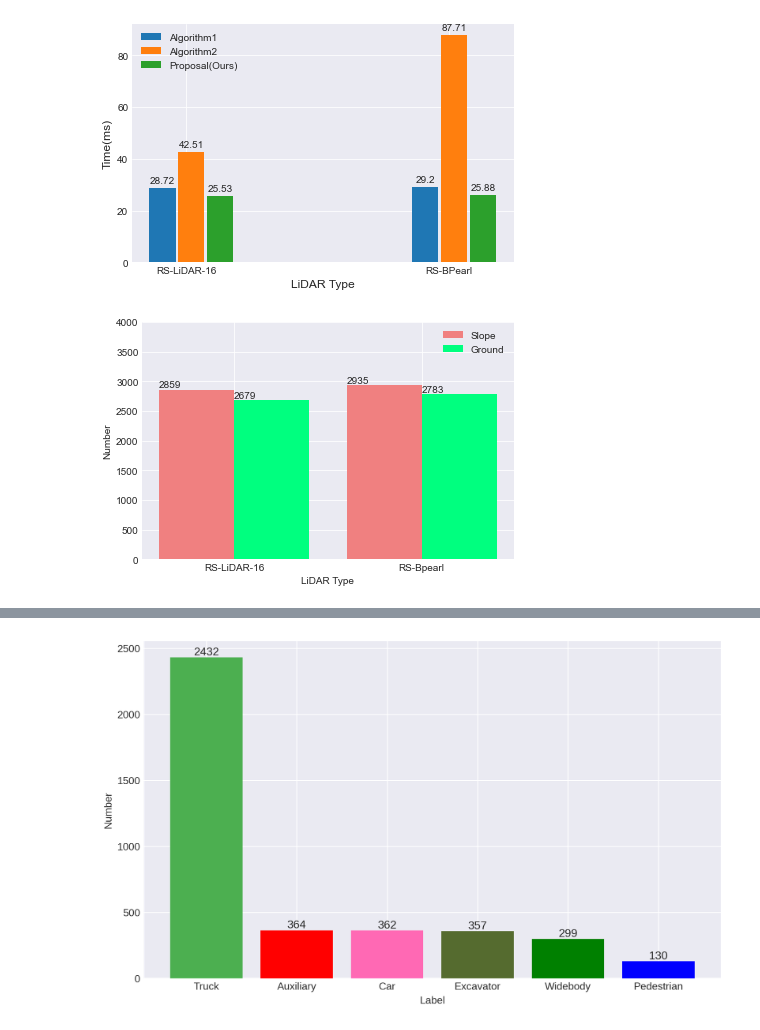
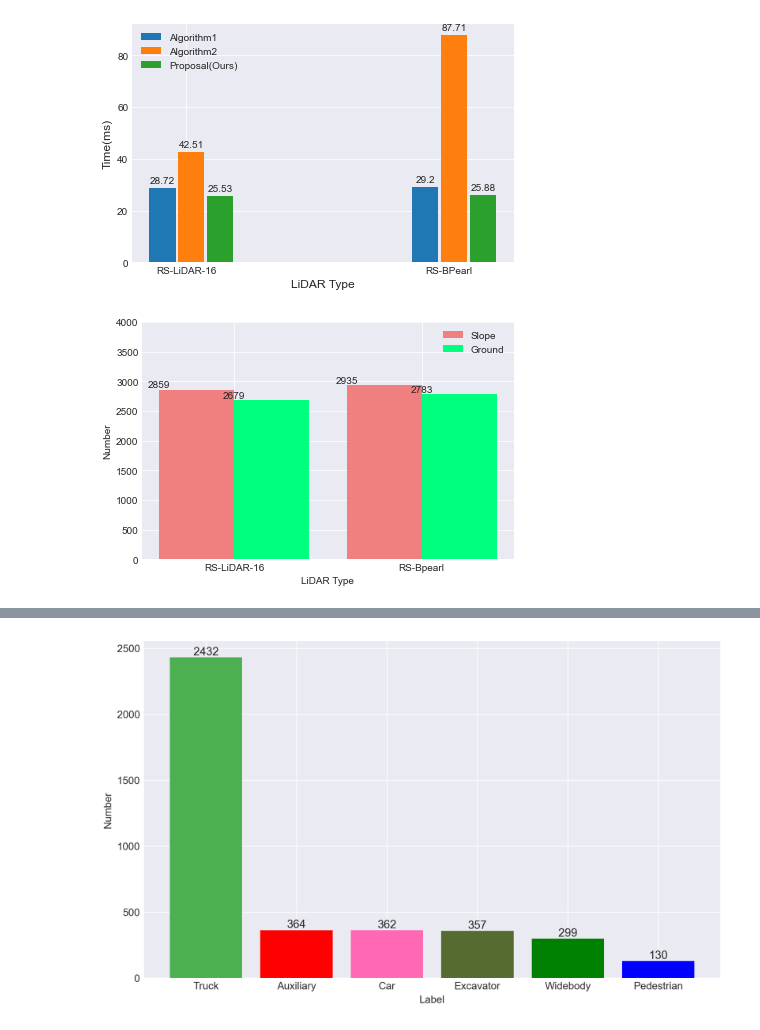
Before and after one commit to HuangCongQing/python-libraries, a Jupyter notebook: 03Matplotlib/应用/柱状图.ipynb, the cells around one changed output, grey strips where cells are left out. Cells and saved outputs as stored; diff of their text form; code cells hidden in the pictures.

```diff
--- a/03Matplotlib/应用/柱状图.ipynb
+++ b/03Matplotlib/应用/柱状图.ipynb
@@ -137,40 +137,40 @@ def auto_label(rects):
 
 def auto_text(rects):
     for rect in rects:
-        ax.text(rect.get_x(), rect.get_height(), rect.get_height(), ha='left', va='bottom')
+        ax.text(rect.get_x(), rect.get_height(), rect.get_height(), ha='center', va='bottom')
 
 
 labels = ['RS-LiDAR-16', 'RS-Bpearl']
 men_means = [2859, 2935]
 women_means = [2679, 2783]
 
 index = np.arange(len(labels))
 width = 0.4
 
 fig, ax = plt.subplots()
 rect1 = ax.bar(index - width / 2, men_means, color ='lightcoral', width=width, label ='Slope')
 rect2 = ax.bar(index + width / 2, women_means, color ='springgreen', width=width, label ='Ground')
 # rect3 = ax.bar(index + width / 2, means, color ='springgreen', width=width, label ='means')
 
 # ax.set_title('Scores by gender')
 ax.set_xticks(ticks=index)
 ax.set_xticklabels(labels)
 ax.set_ylabel('Number')
 ax.set_xlabel('LiDAR Type')
 
 ax.set_ylim(0, 4000)
 # auto_label(rect1)
 # auto_label(rect2)
 auto_text(rect1)
 auto_text(rect2)
 # auto_text(rect3)
 
 ax.legend(loc='upper right', frameon=False)
 fig.tight_layout()
 plt.savefig('2.jpg', dpi=300)
 plt.show()
 # %% [output]
-[figure, old version]
+[figure, new version]
 # %%
 import matplotlib.pyplot as plt
 import numpy as np
```
Also changed, not shown: parts of 1 cell of this notebook, 2 other files.
